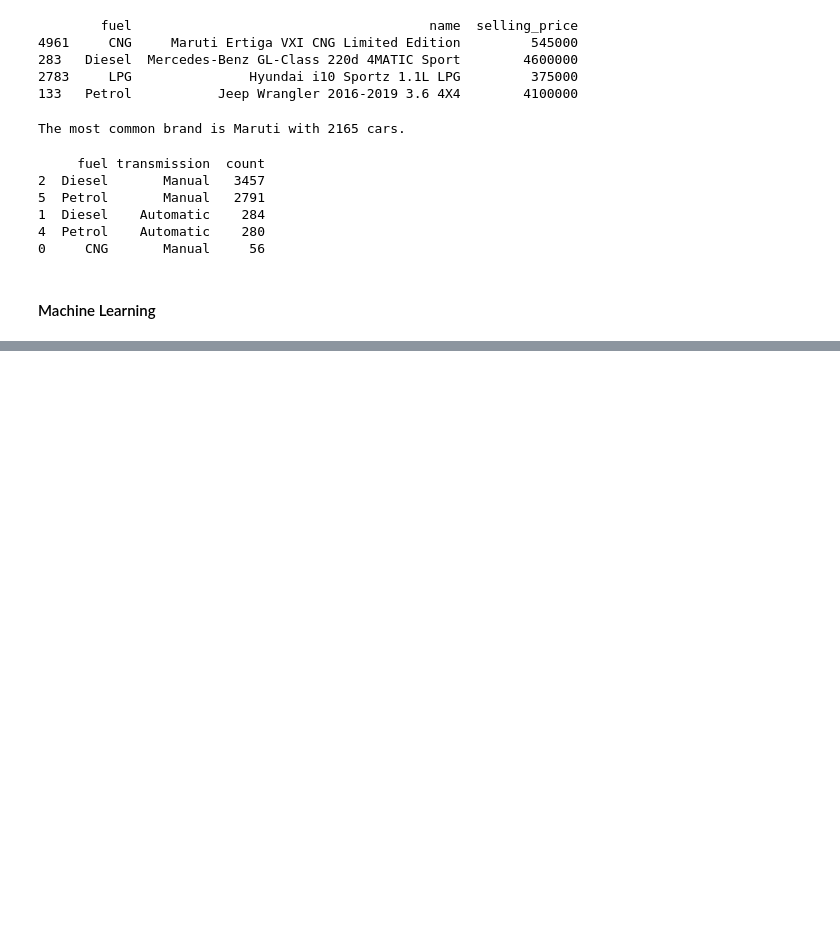
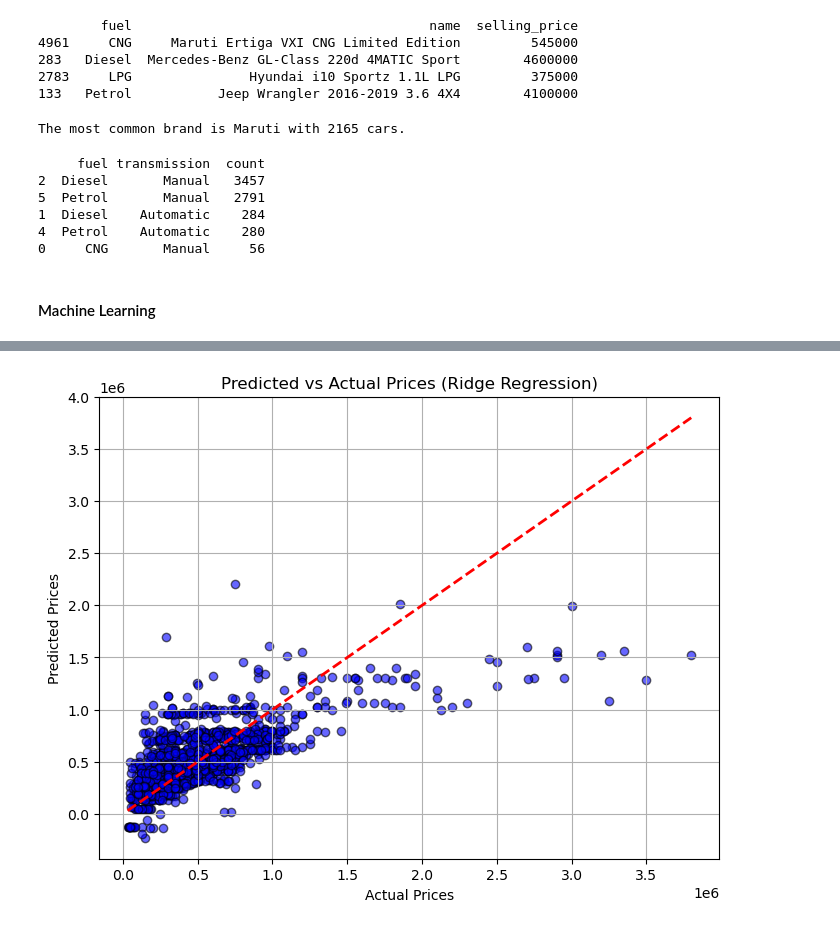
Before and after one commit to lmanyeki/LuxDev-Assignments, a Jupyter notebook: ML/Car Prediction Test/CarPrediction.ipynb, the cells around one changed output, grey strips where cells are left out. Drawn from its saved outputs; the diff is of its cells as text; code cells hidden in the pictures; blank space fills up the shorter version.

```diff
--- a/ML/Car Prediction Test/CarPrediction.ipynb
+++ b/ML/Car Prediction Test/CarPrediction.ipynb
@@ -401,0 +604,18 @@ Check: Durbin-Watson statistic.
+# %%
+#Use cross-validation to evaluate Ridge Regression model
+from sklearn.linear_model import RidgeCV
+from sklearn.metrics import r2_score, mean_squared_error
+
+alphas = [0.01, 0.1, 1, 10, 100]
+
+ridge_cv = RidgeCV(alphas=alphas, cv=5)
+ridge_cv.fit(X_train, y_train)
+
+y_pred_ridge = ridge_cv.predict(X_test)
+
+r2_ridge = r2_score(y_test, y_pred_ridge)
+mse_ridge = mean_squared_error(y_test, y_pred_ridge)
+
+print("Best Alpha:", ridge_cv.alpha_)
+print("R² Score:", r2_ridge)
+print("Mean Squared Error:", mse_ridge)
@@ -401,0 +638,17 @@ Check: Durbin-Watson statistic.
+# %%
+#predicted vs actual prices
+import matplotlib.pyplot as plt
+
+y_pred = ridge_cv.predict(X_test)
+
+plt.figure(figsize=(8,6))
+plt.scatter(y_test, y_pred, alpha=0.6, color="blue", edgecolor="k")
+plt.plot([y_test.min(), y_test.max()], [y_test.min(), y_test.max()], 'r--', lw=2)
+
+plt.xlabel("Actual Prices")
+plt.ylabel("Predicted Prices")
+plt.title("Predicted vs Actual Prices (Ridge Regression)")
+plt.grid(True)
+plt.show()
+# %% [output]
+[figure, added]
```
Also changed, not shown: parts of 25 cells of this notebook.
